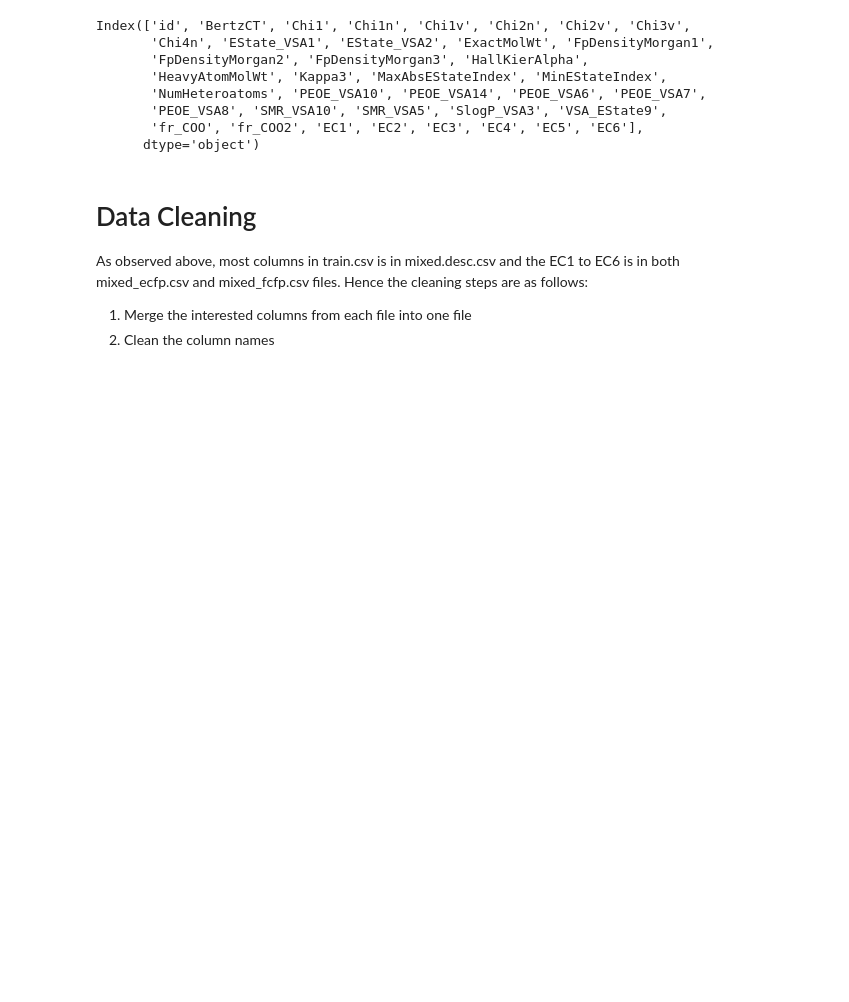
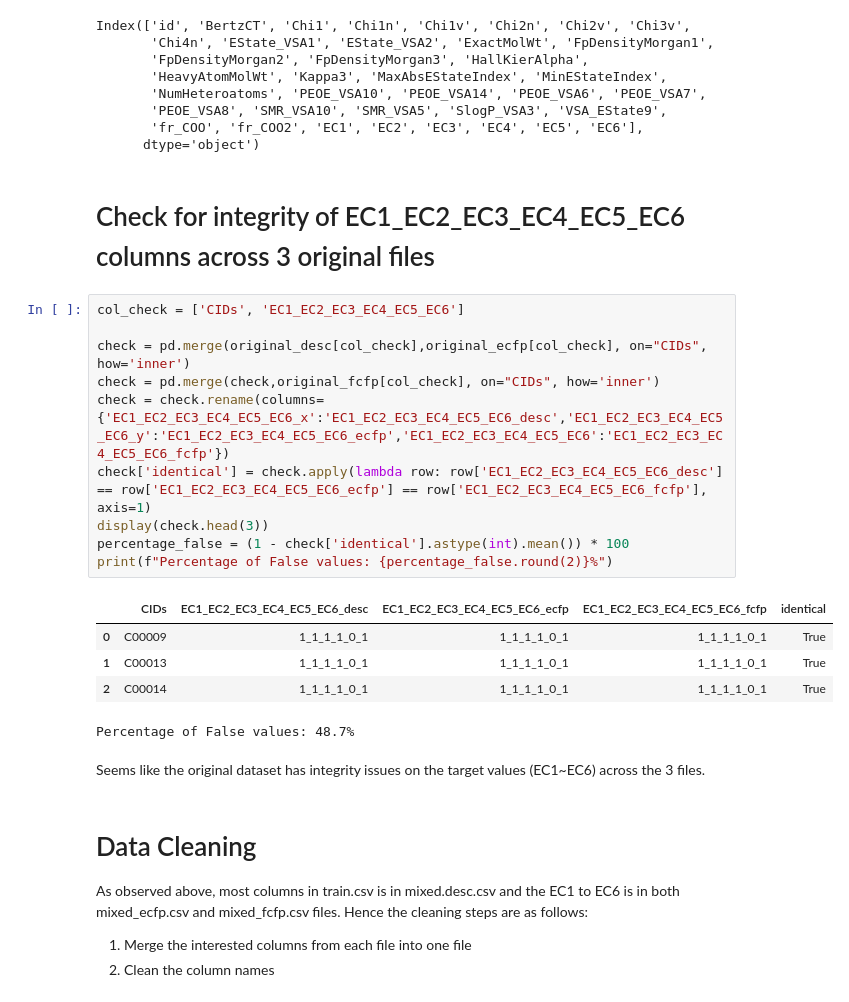
Before and after one commit to theawesomeharris/Kaggle_Competition_PS_S3E18, a Jupyter notebook: ps3e18-original-dataset-cleaning.ipynb, the cells around one changed output. Saved outputs shown, nothing was run; the diff lists cells and outputs as text; blank space fills up the shorter version.

Commit message:
Kaggle Notebook | 🧬 PS3E18 Original Dataset Cleaning | Version 2

```diff
--- a/ps3e18-original-dataset-cleaning.ipynb
+++ b/ps3e18-original-dataset-cleaning.ipynb
@@ -79,6 +81,26 @@ Index(['id', 'BertzCT', 'Chi1', 'Chi1n', 'Chi1v', 'Chi2n', 'Chi2v', 'Chi3v',
        'PEOE_VSA8', 'SMR_VSA10', 'SMR_VSA5', 'SlogP_VSA3', 'VSA_EState9',
        'fr_COO', 'fr_COO2', 'EC1', 'EC2', 'EC3', 'EC4', 'EC5', 'EC6'],
       dtype='object')
+# %% [markdown]
+# Check for integrity of EC1_EC2_EC3_EC4_EC5_EC6 columns across 3 original files
+# %%
+col_check = ['CIDs', 'EC1_EC2_EC3_EC4_EC5_EC6']
+
+check = pd.merge(original_desc[col_check],original_ecfp[col_check], on="CIDs", how='inner')
+check = pd.merge(check,original_fcfp[col_check], on="CIDs", how='inner')
+check = check.rename(columns={'EC1_EC2_EC3_EC4_EC5_EC6_x':'EC1_EC2_EC3_EC4_EC5_EC6_desc','EC1_EC2_EC3_EC4_EC5_EC6_y':'EC1_EC2_EC3_EC4_EC5_EC6_ecfp','EC1_EC2_EC3_EC4_EC5_EC6':'EC1_EC2_EC3_EC4_EC5_EC6_fcfp'})
+check['identical'] = check.apply(lambda row: row['EC1_EC2_EC3_EC4_EC5_EC6_desc'] == row['EC1_EC2_EC3_EC4_EC5_EC6_ecfp'] == row['EC1_EC2_EC3_EC4_EC5_EC6_fcfp'], axis=1)
+display(check.head(3))
+percentage_false = (1 - check['identical'].astype(int).mean()) * 100
+print(f"Percentage of False values: {percentage_false.round(2)}%")
+# %% [output]
+|  | CIDs | EC1_EC2_EC3_EC4_EC5_EC6_desc | EC1_EC2_EC3_EC4_EC5_EC6_ecfp | EC1_EC2_EC3_EC4_EC5_EC6_fcfp | identical |
+| 0 | C00009 | 1_1_1_1_0_1 | 1_1_1_1_0_1 | 1_1_1_1_0_1 | True |
+| 1 | C00013 | 1_1_1_1_0_1 | 1_1_1_1_0_1 | 1_1_1_1_0_1 | True |
+| 2 | C00014 | 1_1_1_1_0_1 | 1_1_1_1_0_1 | 1_1_1_1_0_1 | True |
+Percentage of False values: 48.7%
+# %% [markdown]
+Seems like the original dataset has integrity issues on the target values (EC1~EC6) across the 3 files.
 # %% [markdown]
 # Data Cleaning
 
```
Also changed, not shown: parts of 7 cells of this notebook.
